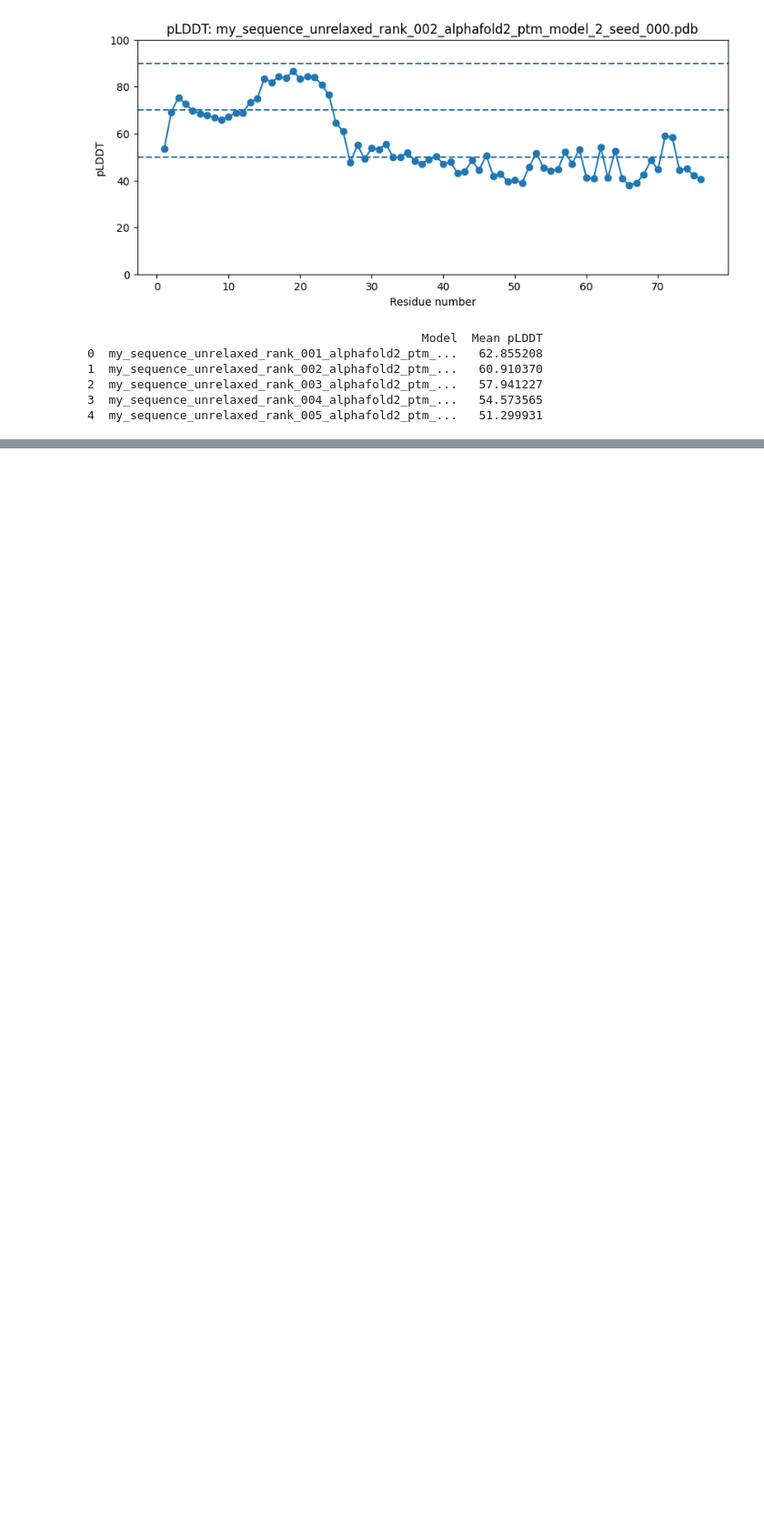
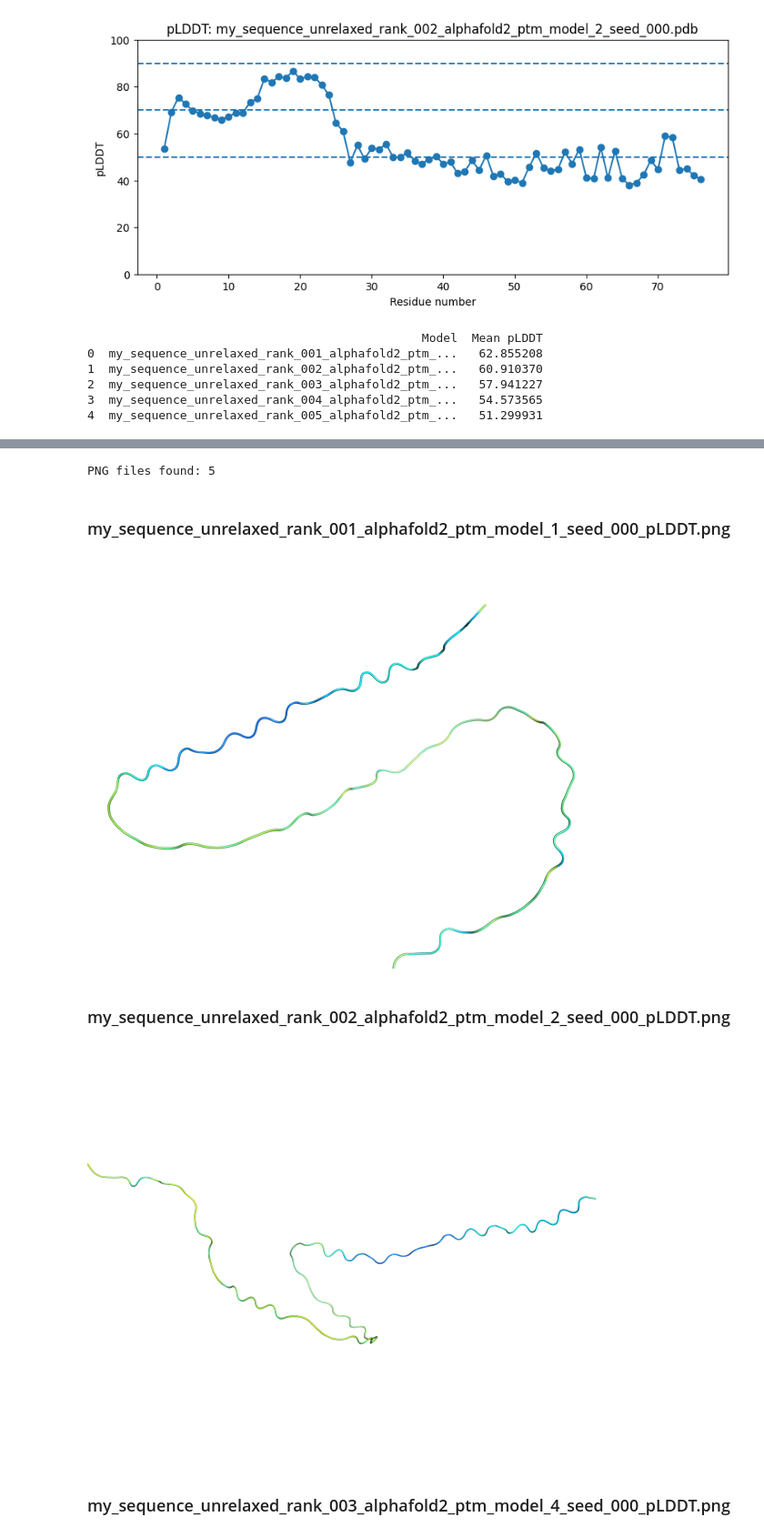
Before and after one commit to Docdoi/AI-Engineered_Nanoproteins_A_De_Novo_Approach_to_Inhibit_Hantavirus_Transmission-, a Jupyter notebook: AlphaFold2onColab.ipynb, the cells around one changed output, grey strips where cells are left out. Shown at 91% size. Saved outputs shown, nothing was run; the diff lists cells and outputs as text; code cells hidden in the pictures; blank space fills up the shorter version.

```diff
--- a/AlphaFold2onColab.ipynb
+++ b/AlphaFold2onColab.ipynb
@@ -232,0 +384,19 @@ print(summary_df)
+# %%
+import glob
+import os
+from IPython.display import display, Image, Markdown
+
+png_files = sorted(glob.glob("results1/plddt_png/*.png"))
+
+print("PNG files found:", len(png_files))
+
+for png in png_files:
+    display(Markdown(f"### {os.path.basename(png)}"))
+    display(Image(filename=png, width=600))
+# %% [output]
+PNG files found: 5
+### my_sequence_unrelaxed_rank_001_alphafold2_ptm_model_1_seed_000_pLDDT.png
+[figure, added]
+### my_sequence_unrelaxed_rank_002_alphafold2_ptm_model_2_seed_000_pLDDT.png
+[figure, added]
+### my_sequence_unrelaxed_rank_003_alphafold2_ptm_model_4_seed_000_pLDDT.png
```
Also changed, not shown: parts of 5 cells of this notebook.
